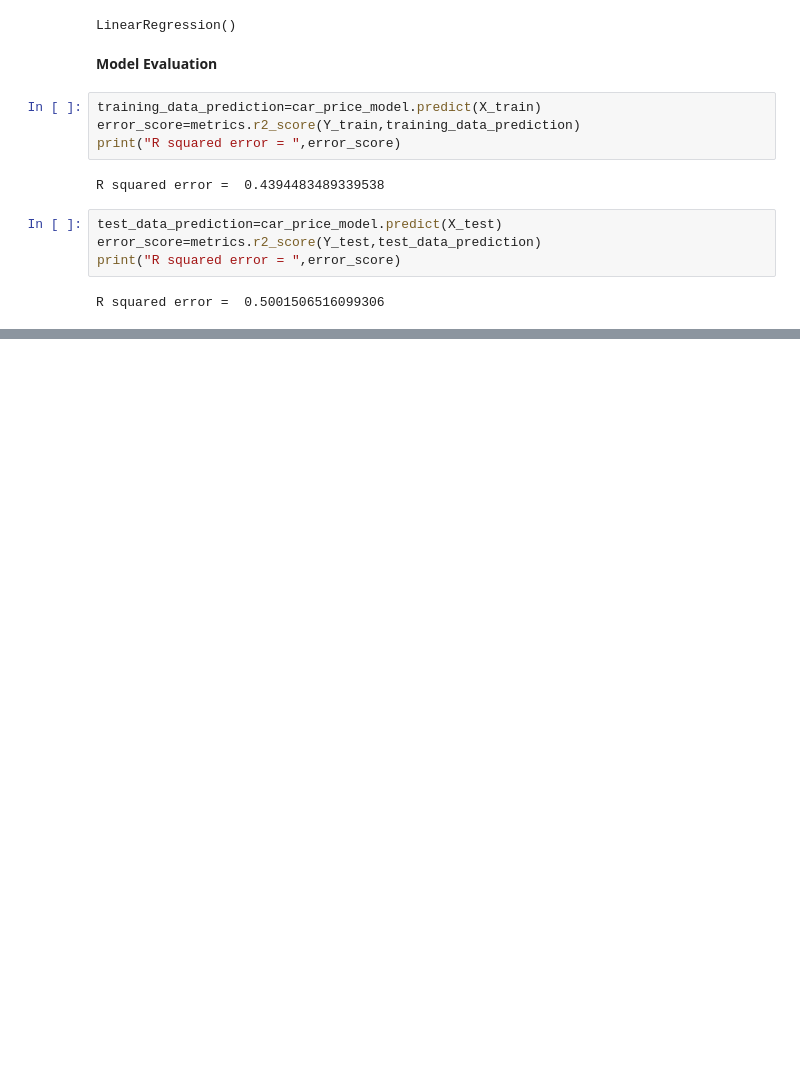
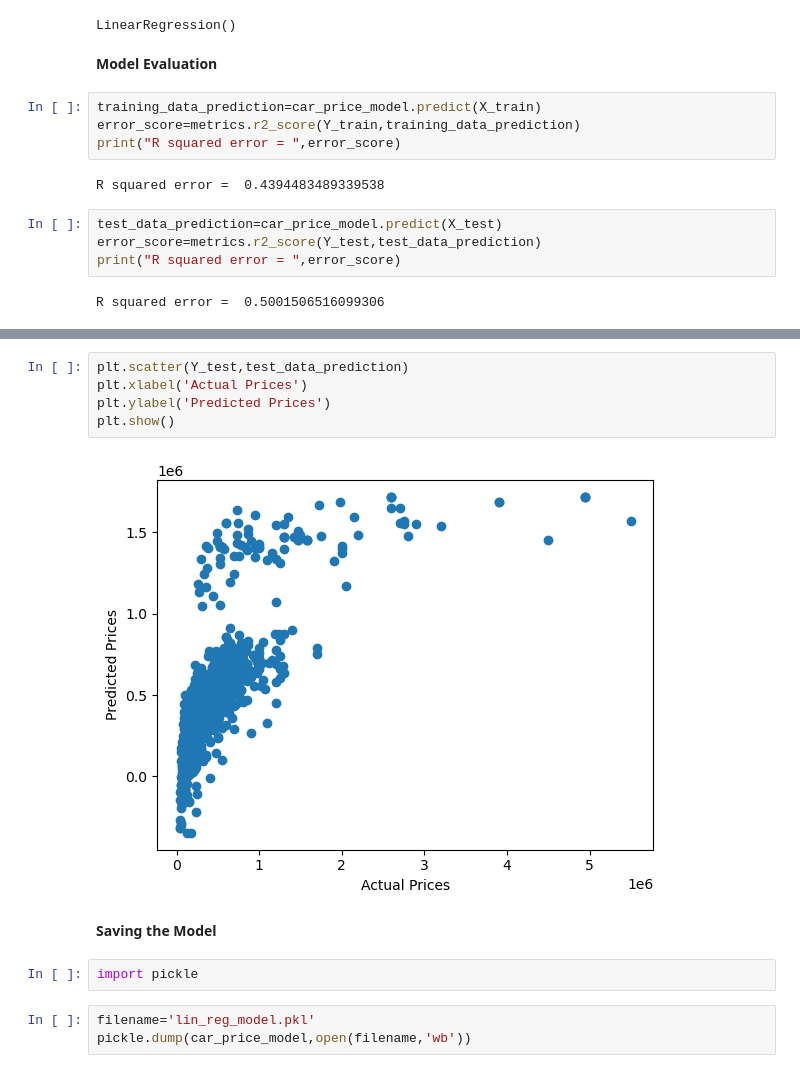
Before and after one commit to AnshulKumar79/Car_Price_Predictor, a Jupyter notebook: car_price_prediction_ml.ipynb, the cells around one changed output, grey strips where cells are left out. Cells and saved outputs as stored; diff of their text form; blank space fills up the shorter version.

```diff
--- a/car_price_prediction_ml.ipynb
+++ b/car_price_prediction_ml.ipynb
@@ -238,0 +247,14 @@ R squared error =  0.5001506516099306
+# %%
+plt.scatter(Y_test,test_data_prediction)
+plt.xlabel('Actual Prices')
+plt.ylabel('Predicted Prices')
+plt.show()
+# %% [output]
+[figure, added]
+# %% [markdown]
+**Saving the Model**
+# %%
+import pickle
+# %%
+filename='lin_reg_model.pkl'
+pickle.dump(car_price_model,open(filename,'wb'))
```
Also changed, not shown: parts of 1 cell of this notebook, 1 other file.
